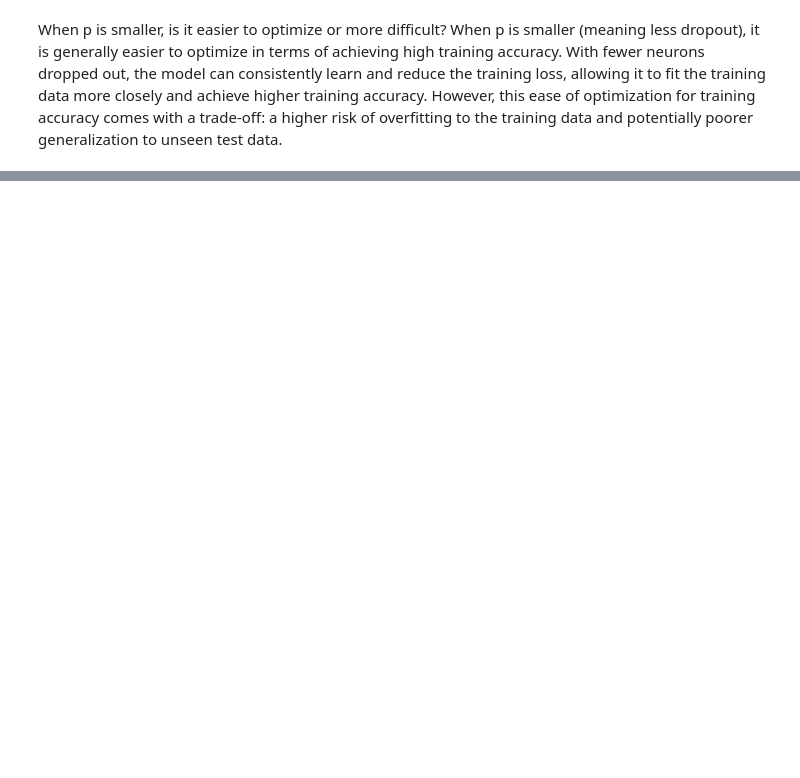
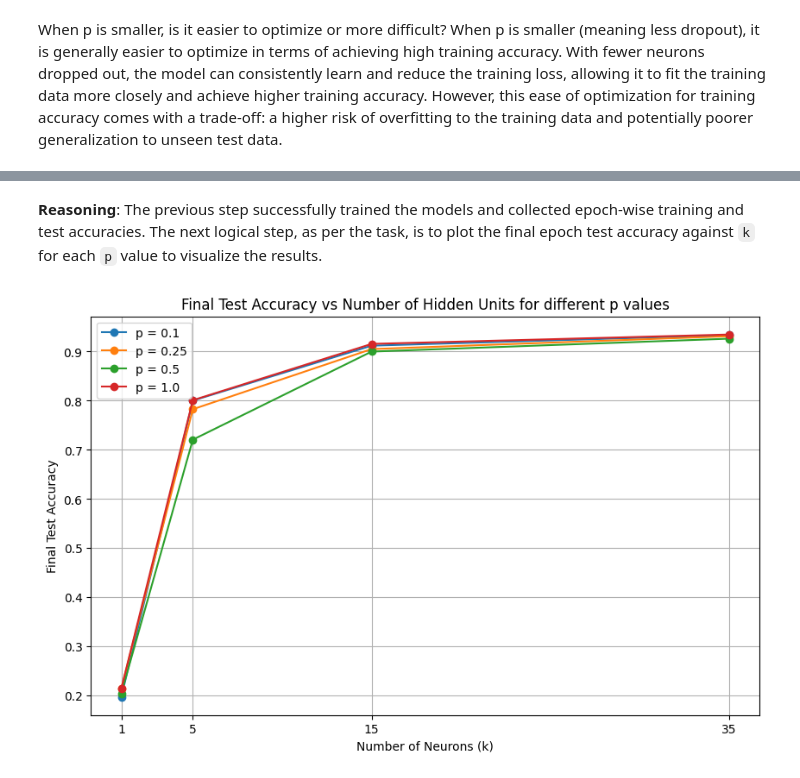
Before and after one commit to Vedant2100/w26, a Jupyter notebook: hw3.ipynb, the cells around one changed output, grey strips where cells are left out. Drawn from its saved outputs; the diff is of its cells as text; code cells hidden in the pictures; blank space fills up the shorter version.

```diff
--- a/hw3.ipynb
+++ b/hw3.ipynb
@@ -291,0 +434,19 @@ p
+# %% [markdown]
+**Reasoning**:
+The previous step successfully trained the models and collected epoch-wise training and test accuracies. The next logical step, as per the task, is to plot the final epoch test accuracy against `k` for each `p` value to visualize the results.
+# %%
+plt.figure(figsize=(10, 6))
+
+for p in pvals:
+    final_test_accs = [test_acc[(k, p, epochs - 1)] for k in kvals]
+    plt.plot(kvals, final_test_accs, marker='o', label=f'p = {p}')
+
+plt.xticks(kvals)
+plt.xlabel('Number of Neurons (k)')
+plt.ylabel('Final Test Accuracy')
+plt.title('Final Test Accuracy vs Number of Hidden Units for different p values')
+plt.legend()
+plt.grid(True)
+plt.show()
+# %% [output]
+[figure, added]
```
Also changed, not shown: parts of 13 cells of this notebook.
